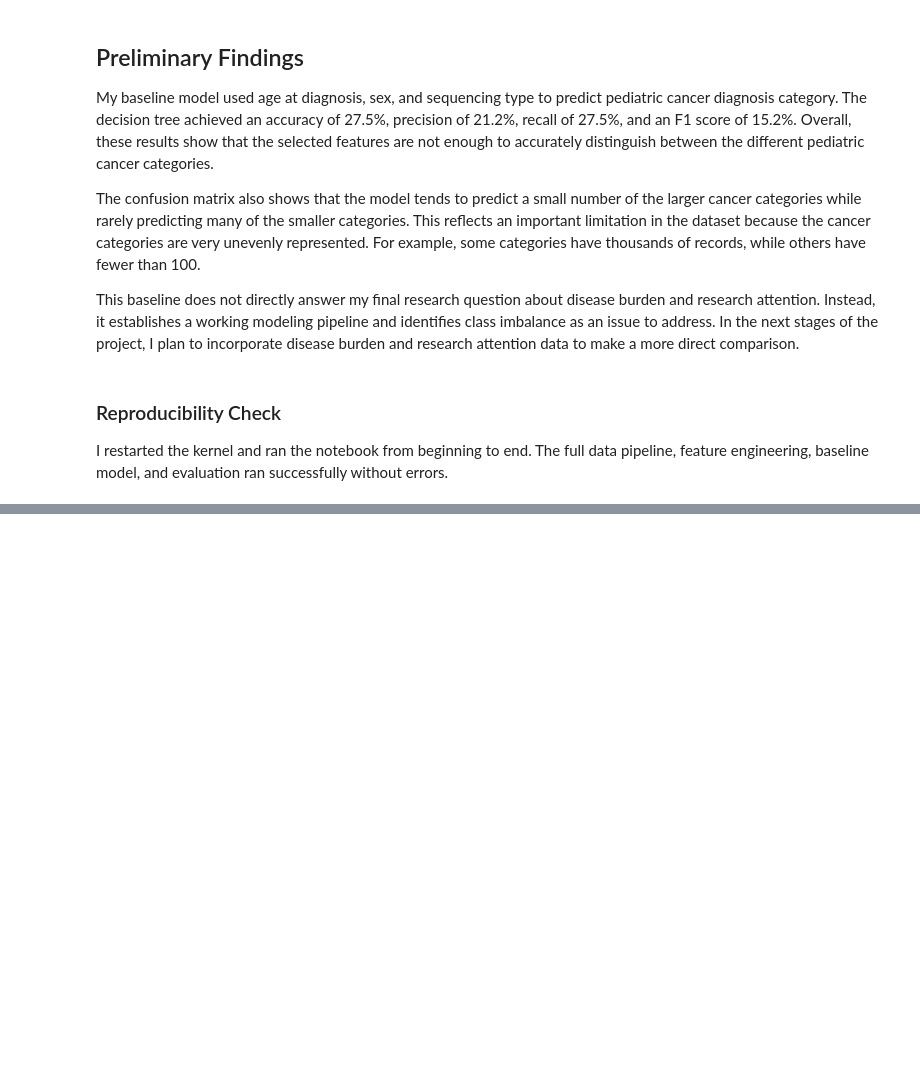
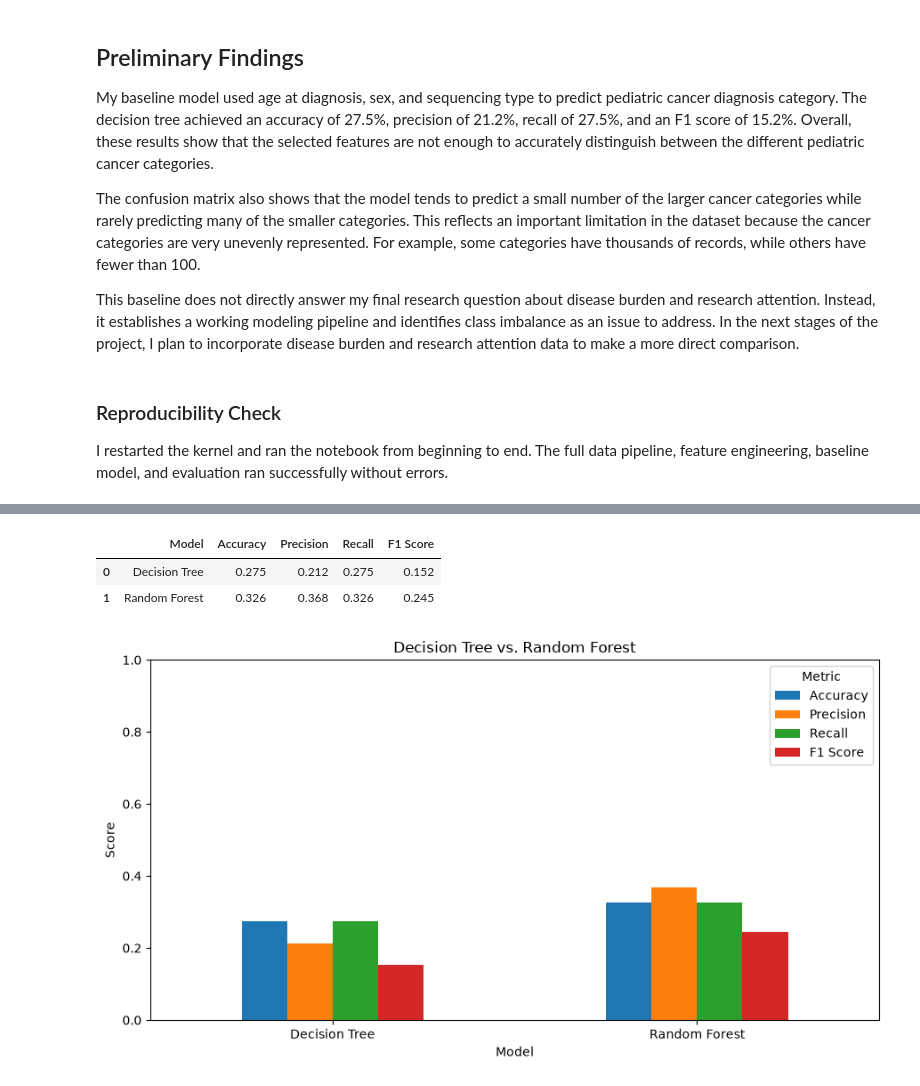
Before and after one commit to liacodes4/Lia-Capstone, a Jupyter notebook: notebooks/01_data_exploration.ipynb, the cells around one changed output, grey strips where cells are left out. Saved outputs shown, nothing was run; the diff lists cells and outputs as text; code cells hidden in the pictures; blank space fills up the shorter version.

Commit message:
Added model evaluation and comparison

```diff
--- a/notebooks/01_data_exploration.ipynb
+++ b/notebooks/01_data_exploration.ipynb
@@ -609,0 +652,47 @@ I restarted the kernel and ran the notebook from beginning to end. The full data
+# %%
+from sklearn.metrics import accuracy_score, precision_score, recall_score, f1_score
+import pandas as pd
+
+comparison = pd.DataFrame({
+    "Model": ["Decision Tree", "Random Forest"],
+    "Accuracy": [
+        accuracy_score(y_test, y_pred),
+        accuracy_score(y_test, rf_pred)
+    ],
+    "Precision": [
+        precision_score(y_test, y_pred, average="weighted", zero_division=0),
+        precision_score(y_test, rf_pred, average="weighted", zero_division=0)
+    ],
+    "Recall": [
+        recall_score(y_test, y_pred, average="weighted", zero_division=0),
+        recall_score(y_test, rf_pred, average="weighted", zero_division=0)
+    ],
+    "F1 Score": [
+        f1_score(y_test, y_pred, average="weighted", zero_division=0),
+        f1_score(y_test, rf_pred, average="weighted", zero_division=0)
+    ]
+})
+
+comparison.round(3)
+# %% [output]
+|  | Model | Accuracy | Precision | Recall | F1 Score |
+| 0 | Decision Tree | 0.275 | 0.212 | 0.275 | 0.152 |
+| 1 | Random Forest | 0.326 | 0.368 | 0.326 | 0.245 |
+# %%
+import matplotlib.pyplot as plt
+
+comparison.set_index("Model").plot(
+    kind="bar",
+    figsize=(9, 5),
+    ylim=(0, 1),
+    rot=0
+)
+
+plt.title("Decision Tree vs. Random Forest")
+plt.ylabel("Score")
+plt.xlabel("Model")
+plt.legend(title="Metric")
+plt.tight_layout()
+plt.show()
+# %% [output]
+[figure, added]
```
Also changed, not shown: parts of 5 cells of this notebook.
